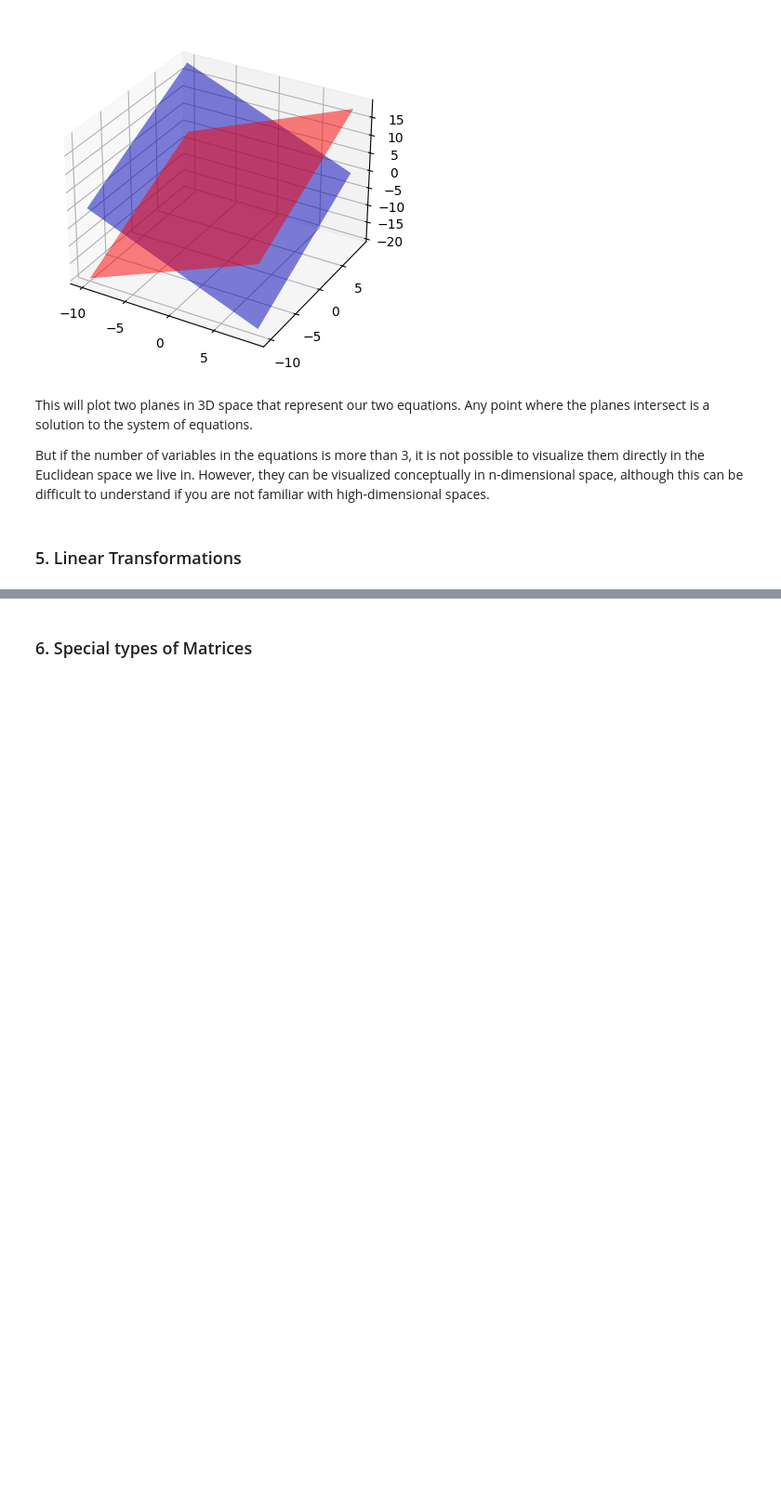
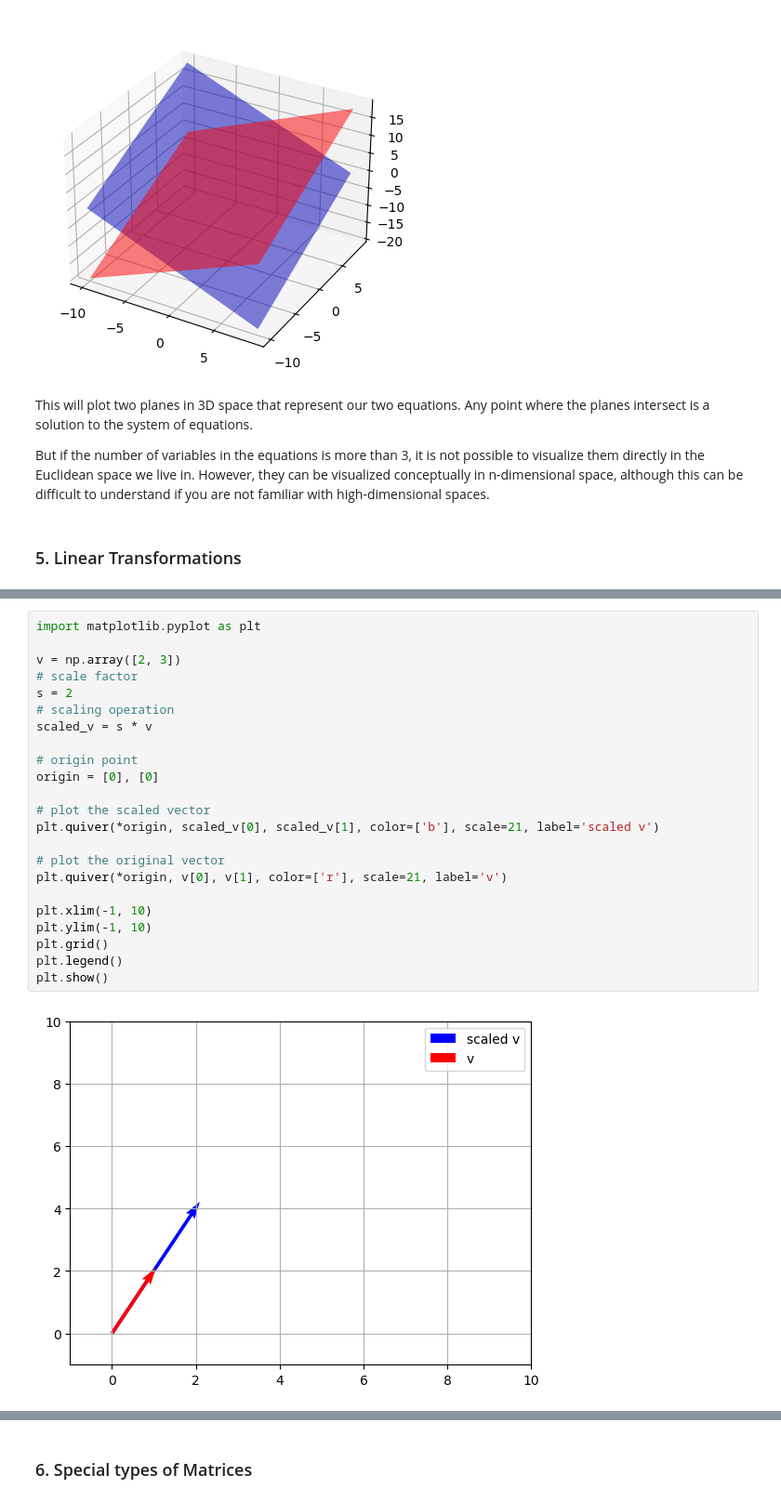
Before and after one commit to natapone/learning_ai_by_coding, a Jupyter notebook: 1-1_linear_algebra.ipynb, the cells around one changed output, grey strips where cells are left out. Shown at 93% size. Cells and saved outputs as stored; diff of their text form; blank space fills up the shorter version.

```diff
--- a/1-1_linear_algebra.ipynb
+++ b/1-1_linear_algebra.ipynb
@@ -1238,0 +1330,25 @@ But if the number of variables in the equations is more than 3, it is not possib
+# %%
+import matplotlib.pyplot as plt
+
+v = np.array([2, 3])
+# scale factor
+s = 2
+# scaling operation
+scaled_v = s * v
+
+# origin point
+origin = [0], [0]
+
+# plot the scaled vector
+plt.quiver(*origin, scaled_v[0], scaled_v[1], color=['b'], scale=21, label='scaled v')
+
+# plot the original vector
+plt.quiver(*origin, v[0], v[1], color=['r'], scale=21, label='v')
+
+plt.xlim(-1, 10)
+plt.ylim(-1, 10)
+plt.grid()
+plt.legend()
+plt.show()
+# %% [output]
+[figure, added]
```
Also changed, not shown: parts of 38 cells of this notebook.
